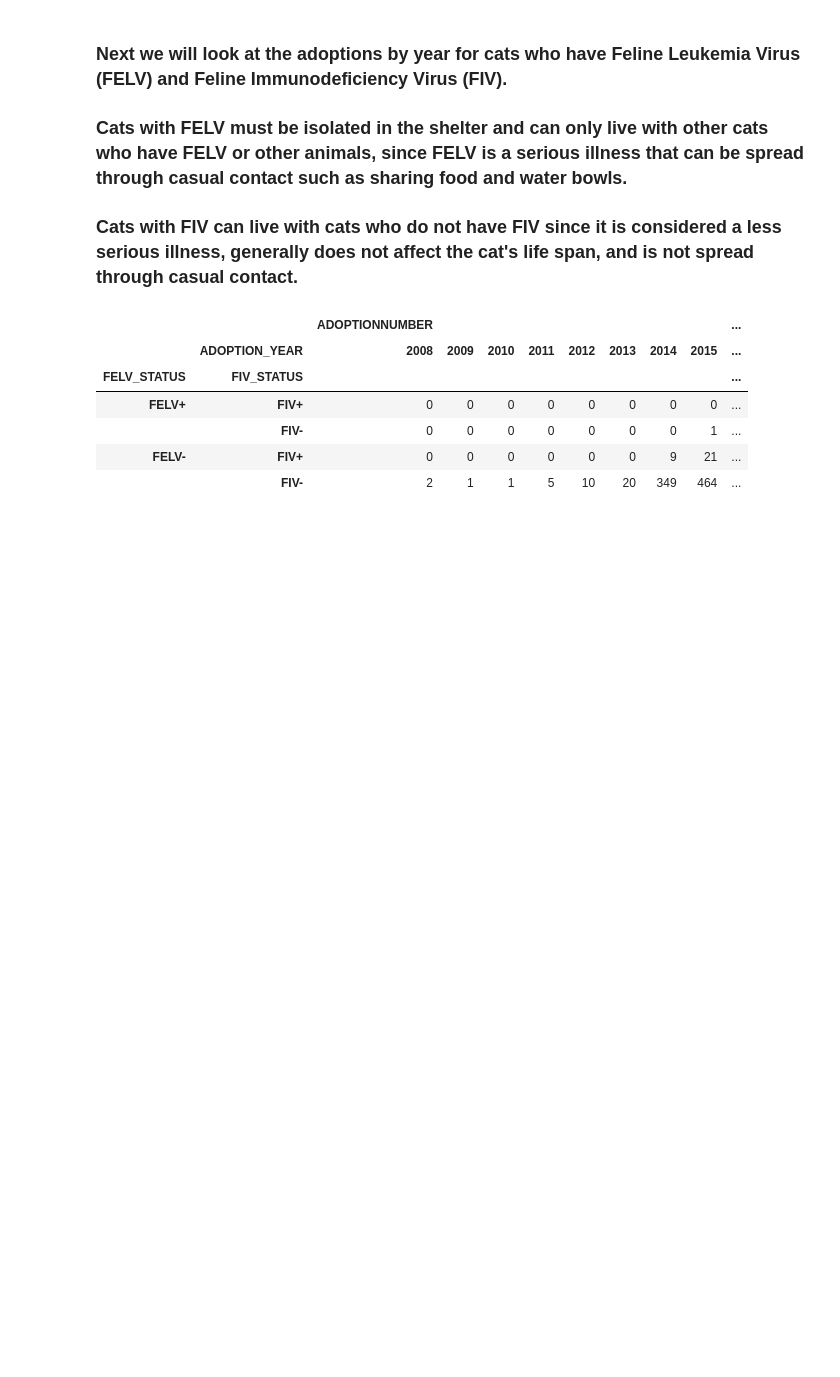
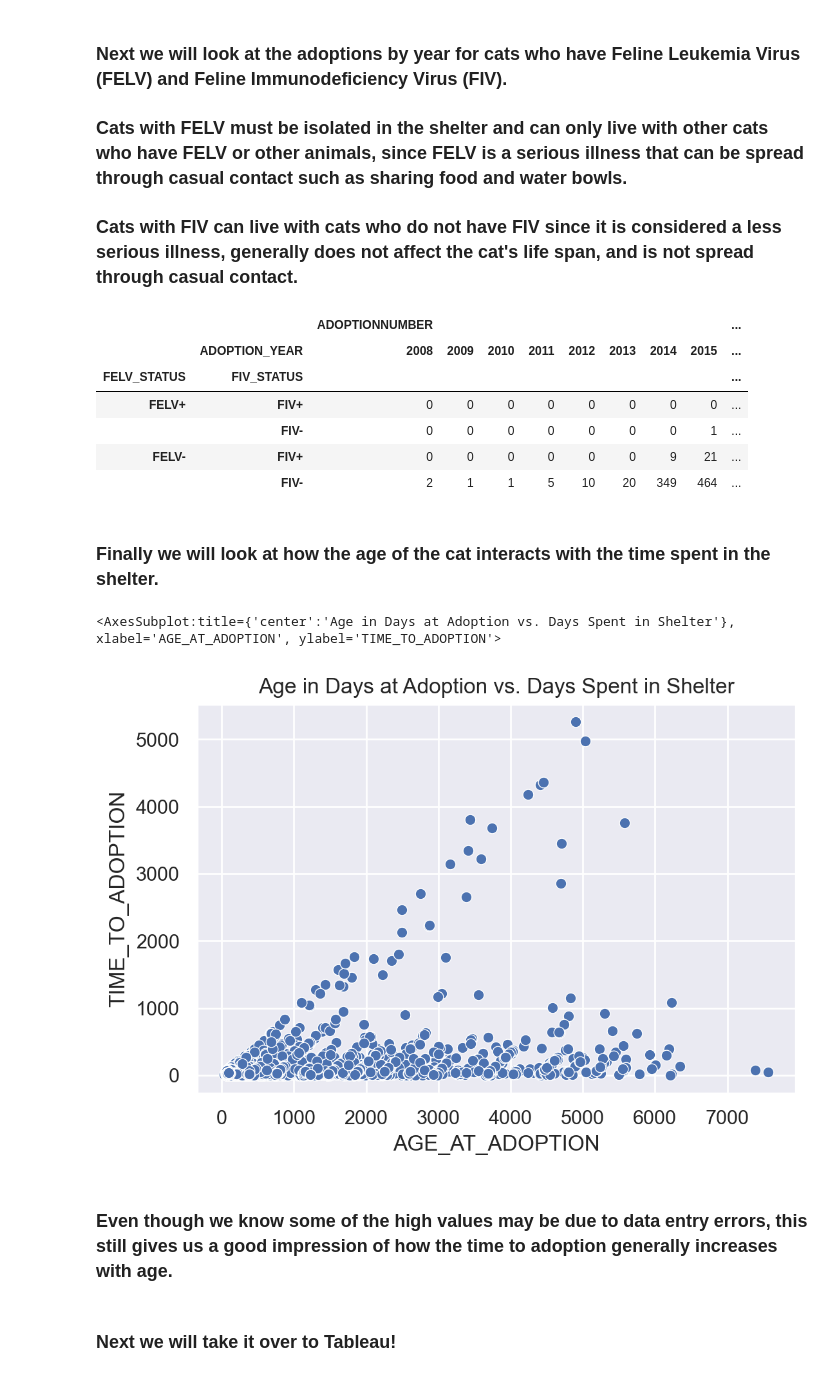
Before and after one commit to courtneyburch/Ohio-Alleycat, a Jupyter notebook: oar_data.ipynb, the cells around one changed output. Drawn from its saved outputs; the diff is of its cells as text; code cells hidden in the pictures; blank space fills up the shorter version.

```diff
--- a/oar_data.ipynb
+++ b/oar_data.ipynb
@@ -769,3 +820,18 @@ pd.pivot_table(oar_data, index=['FELV_STATUS','FIV_STATUS'], values=['ADOPTIONNU
 |  | FIV- | 0 | 0 | 0 | 0 | 0 | 0 | 0 | 1 | ... |
 | FELV- | FIV+ | 0 | 0 | 0 | 0 | 0 | 0 | 9 | 21 | ... |
 |  | FIV- | 2 | 1 | 1 | 5 | 10 | 20 | 349 | 464 | ... |
+# %% [markdown]
+### Finally we will look at how the age of the cat interacts with the time spent in the shelter.
+# %%
+#Age at adoption vs. Days spent in shelter
+sns.set_theme()
+plt.figure(dpi=200)
+plt.title('Age in Days at Adoption vs. Days Spent in Shelter')
+sns.scatterplot(data=oar_data, x='AGE_AT_ADOPTION', y='TIME_TO_ADOPTION')
+# %% [output]
+<AxesSubplot:title={'center':'Age in Days at Adoption vs. Days Spent in Shelter'}, xlabel='AGE_AT_ADOPTION', ylabel='TIME_TO_ADOPTION'>
+[figure, added]
+# %% [markdown]
+### Even though we know some of the high values may be due to data entry errors, this still gives us a good impression of how the time to adoption generally increases with age.
+# %% [markdown]
+### Next we will take it over to Tableau!
```
Also changed, not shown: parts of 15 cells of this notebook, 1 other file.
